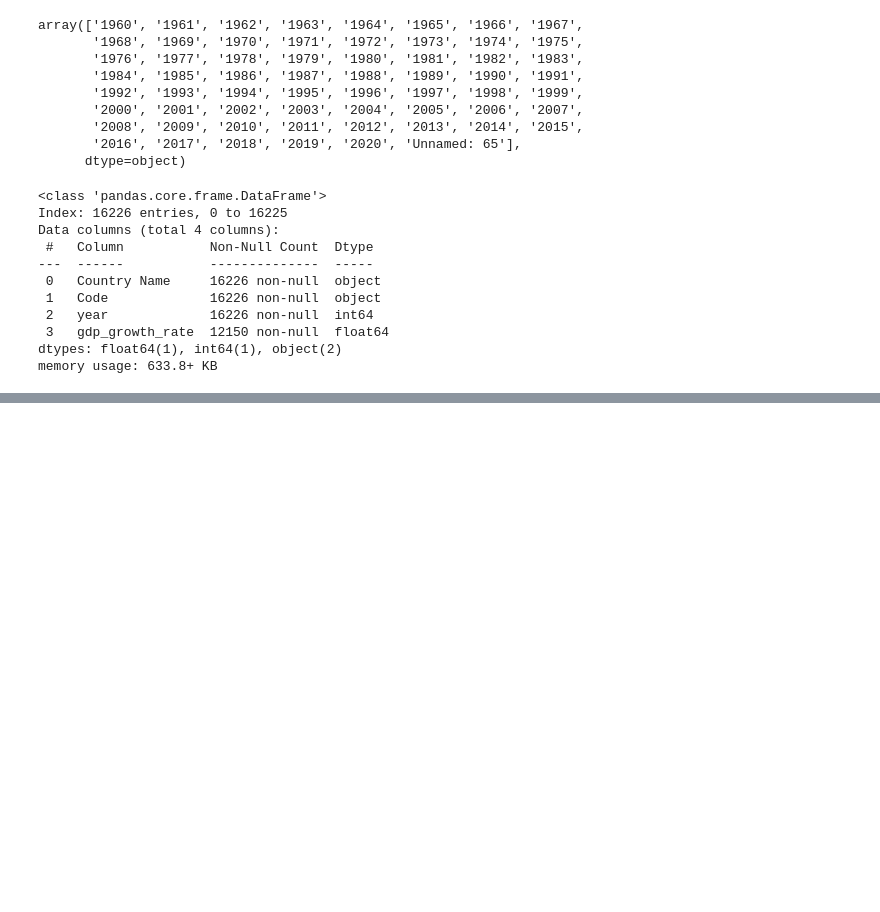
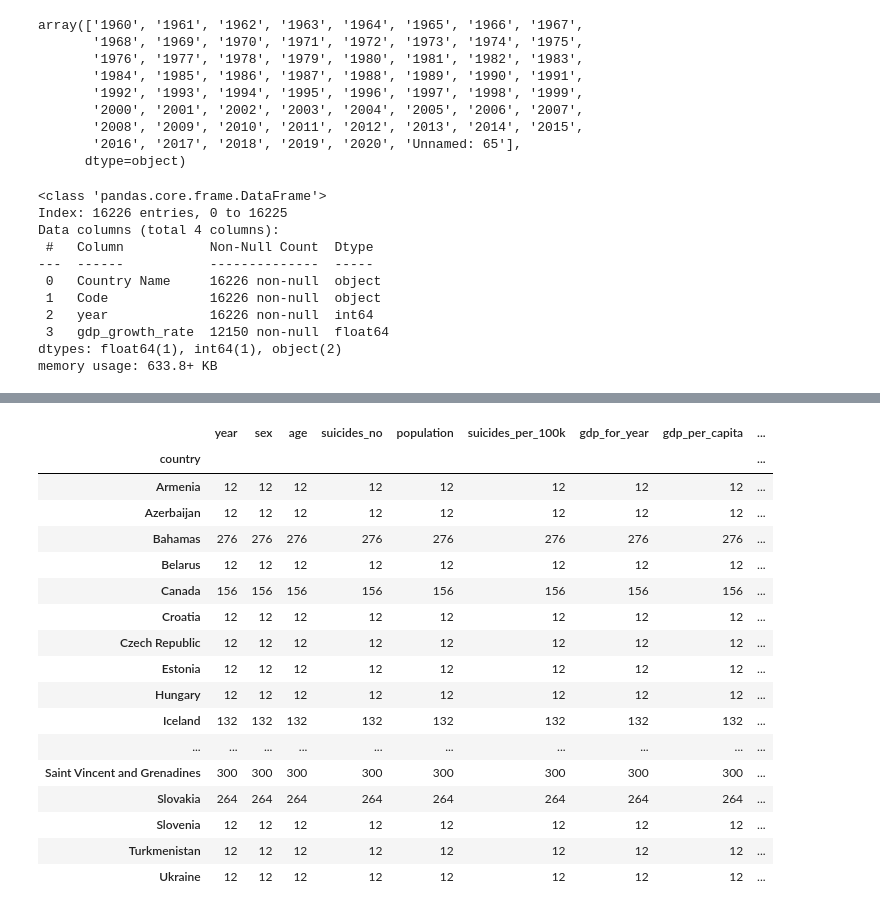
Before and after one commit to hfarukaktas/data-science-projects, a Jupyter notebook: suicide-rates-data/Suicide Rates Analysis.ipynb, the cells around one changed output, grey strips where cells are left out. Saved outputs shown, nothing was run; the diff lists cells and outputs as text; code cells hidden in the pictures; blank space fills up the shorter version.

Commit message:
Data Cleaning on Suicide Rate Data

```diff
--- a/suicide-rates-data/Suicide Rates Analysis.ipynb
+++ b/suicide-rates-data/Suicide Rates Analysis.ipynb
@@ -151,0 +112,9 @@ array(['Albania', 'Antigua and Barbuda', 'Argentina', 'Armenia', 'Aruba',
+# %%
+# merge the two datasets
+final_df = pd.merge(
+    df_suicide_rates,
+    df_growth_long.drop(columns = ["Code"]),
+    left_on = ["country", "year"],
+    right_on = ["Country Name", "year"],
+    how = "left"
+)
@@ -151,0 +130,2 @@ array(['Albania', 'Antigua and Barbuda', 'Argentina', 'Armenia', 'Aruba',
+# %%
+final_df.drop("Country Name", axis = 1, inplace = True)
@@ -151,0 +153,22 @@ array(['Albania', 'Antigua and Barbuda', 'Argentina', 'Armenia', 'Aruba',
+# %%
+# check the values of original suicide rates df's country column to compare it with null gdp_growth_rate countries
+final_df[final_df["gdp_growth_rate"].isnull()].groupby("country").count()
+# %% [output]
+|  | year | sex | age | suicides_no | population | suicides_per_100k | gdp_for_year | gdp_per_capita | ... |
+| country |  |  |  |  |  |  |  |  | ... |
+| Armenia | 12 | 12 | 12 | 12 | 12 | 12 | 12 | 12 | ... |
+| Azerbaijan | 12 | 12 | 12 | 12 | 12 | 12 | 12 | 12 | ... |
+| Bahamas | 276 | 276 | 276 | 276 | 276 | 276 | 276 | 276 | ... |
+| Belarus | 12 | 12 | 12 | 12 | 12 | 12 | 12 | 12 | ... |
+| Canada | 156 | 156 | 156 | 156 | 156 | 156 | 156 | 156 | ... |
+| Croatia | 12 | 12 | 12 | 12 | 12 | 12 | 12 | 12 | ... |
+| Czech Republic | 12 | 12 | 12 | 12 | 12 | 12 | 12 | 12 | ... |
+| Estonia | 12 | 12 | 12 | 12 | 12 | 12 | 12 | 12 | ... |
+| Hungary | 12 | 12 | 12 | 12 | 12 | 12 | 12 | 12 | ... |
+| Iceland | 132 | 132 | 132 | 132 | 132 | 132 | 132 | 132 | ... |
+| ... | ... | ... | ... | ... | ... | ... | ... | ... | ... |
+| Saint Vincent and Grenadines | 300 | 300 | 300 | 300 | 300 | 300 | 300 | 300 | ... |
+| Slovakia | 264 | 264 | 264 | 264 | 264 | 264 | 264 | 264 | ... |
+| Slovenia | 12 | 12 | 12 | 12 | 12 | 12 | 12 | 12 | ... |
+| Turkmenistan | 12 | 12 | 12 | 12 | 12 | 12 | 12 | 12 | ... |
+| Ukraine | 12 | 12 | 12 | 12 | 12 | 12 | 12 | 12 | ... |
```
Also changed, not shown: parts of 4 cells of this notebook.
